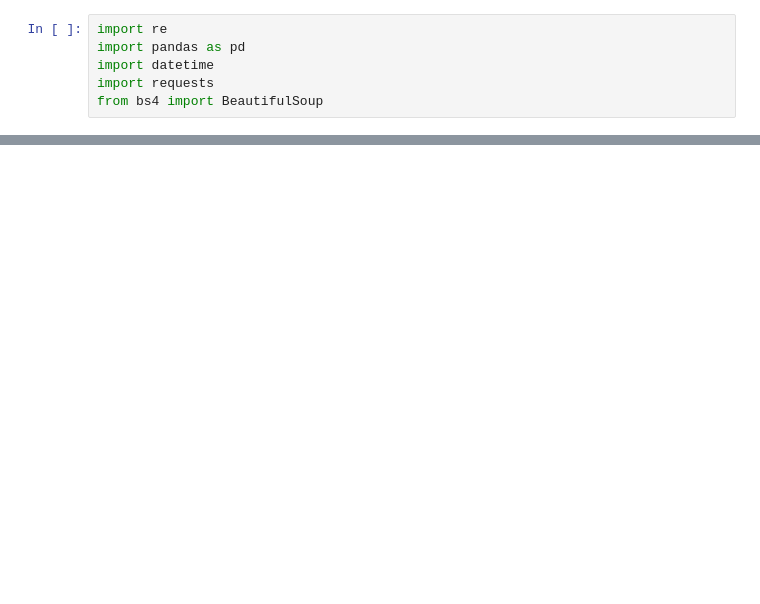
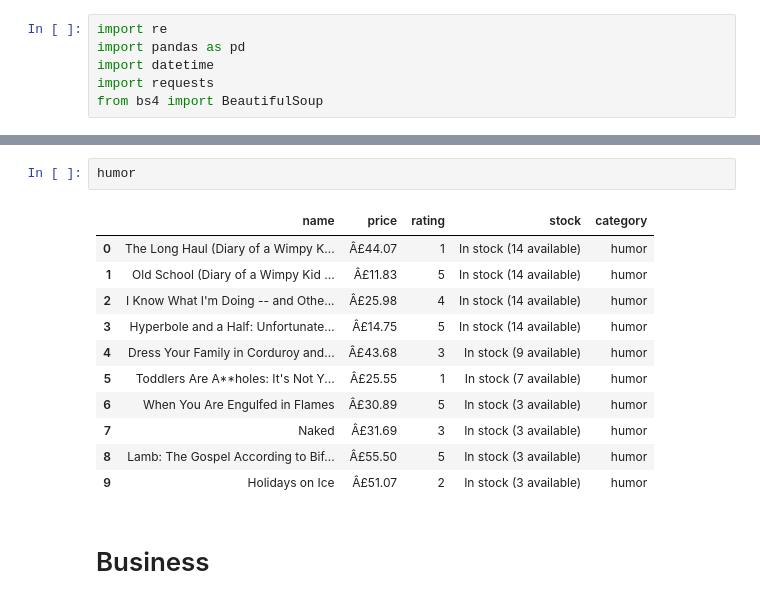
Before and after one commit to lucas-frodrigues/Star-Jeans, a Jupyter notebook: booksscrape.ipynb, the cells around one changed output, grey strips where cells are left out. Drawn from its saved outputs; the diff is of its cells as text; blank space fills up the shorter version.

```diff
--- a/booksscrape.ipynb
+++ b/booksscrape.ipynb
@@ -98,0 +206,16 @@ NameError: name 'books_rating' is not defined
+# %%
+humor
+# %% [output]
+|  | name | price | rating | stock | category |
+| 0 | The Long Haul (Diary of a Wimpy K... | Â£44.07 | 1 | In stock (14 available) | humor |
+| 1 | Old School (Diary of a Wimpy Kid ... | Â£11.83 | 5 | In stock (14 available) | humor |
+| 2 | I Know What I'm Doing -- and Othe... | Â£25.98 | 4 | In stock (14 available) | humor |
+| 3 | Hyperbole and a Half: Unfortunate... | Â£14.75 | 5 | In stock (14 available) | humor |
+| 4 | Dress Your Family in Corduroy and... | Â£43.68 | 3 | In stock (9 available) | humor |
+| 5 | Toddlers Are A**holes: It's Not Y... | Â£25.55 | 1 | In stock (7 available) | humor |
+| 6 | When You Are Engulfed in Flames | Â£30.89 | 5 | In stock (3 available) | humor |
+| 7 | Naked | Â£31.69 | 3 | In stock (3 available) | humor |
+| 8 | Lamb: The Gospel According to Bif... | Â£55.50 | 5 | In stock (3 available) | humor |
+| 9 | Holidays on Ice | Â£51.07 | 2 | In stock (3 available) | humor |
+# %% [markdown]
+# Business
```
Also changed, not shown: parts of 20 cells of this notebook.
